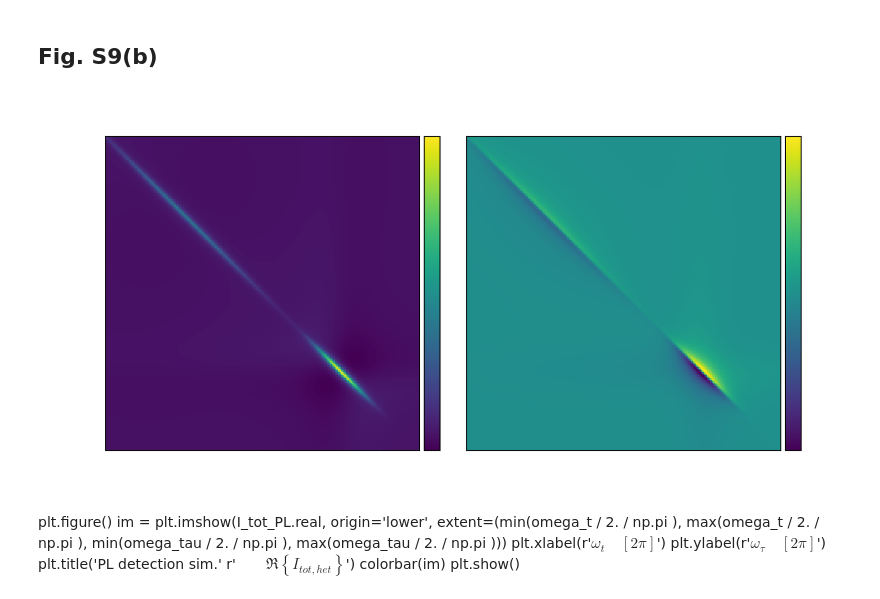
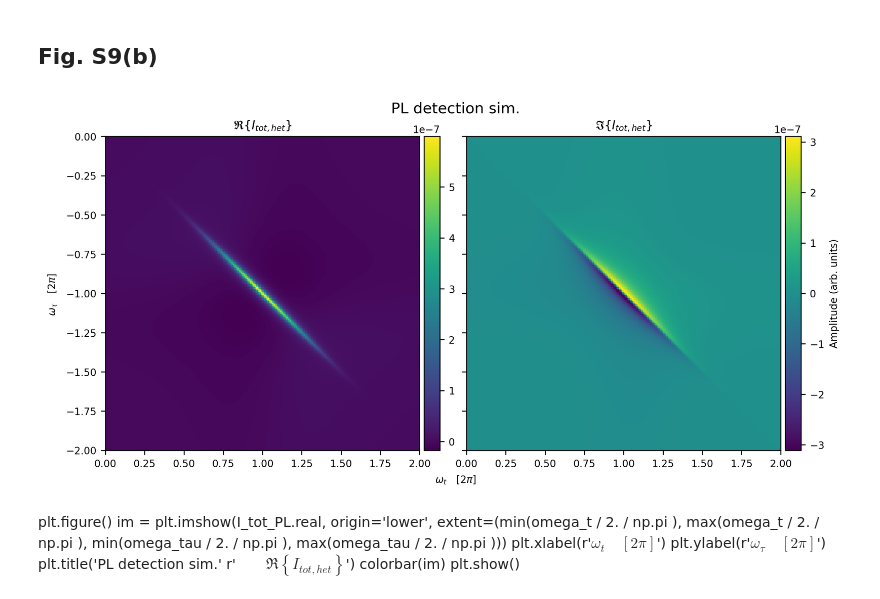
Before and after one commit to tommychinwj/HiddenSiVCenter, a Jupyter notebook: Figures3(a,b).ipynb, the cells around one changed output. Drawn from its saved outputs; the diff is of its cells as text; code cells hidden in the pictures.

```diff
--- a/Figures3(a,b).ipynb
+++ b/Figures3(a,b).ipynb
@@ -12,7 +12,7 @@ import numba
 import scipy.integrate as spint
 # plt.style.use('seaborn-pastel')
 mpl.rcParams['font.family'] = 'sans-serif'
-COLOR = 'w'
+COLOR = 'k'
 mpl.rcParams['text.color'] = COLOR
 mpl.rcParams['axes.labelcolor'] = COLOR
 mpl.rcParams['xtick.color'] = COLOR
@@ -100,7 +100,10 @@ def slices_plots(
         im = ax.flatten()[i].imshow(
             databox[i].T,
             origin='lower',
-            extent=(min(omega_t / 2. / np.pi ), max(omega_t / 2. / np.pi ), min(omega_tau / 2. / np.pi ), max(omega_tau / 2. / np.pi ))
+            extent=(min(omega_t / 2. / np.pi),
+                    max(omega_t / 2. / np.pi),
+                    min(omega_tau / 2. / np.pi),
+                    max(omega_tau / 2. / np.pi))
         )
         ax.flatten()[i].set_title(titles[i])
 
@@ -222,8 +240,10 @@ def B(omega10, omega12):
 # %%
 @numba.jit
 def G(omega10):
-#     return N / sigma / np.sqrt(2. * np.pi) * np.exp(-(omega10 - omega10_unstrained)**2. / 2. / sigma**2.)
-    return N / 0.5 / sigma / np.sqrt(2.*np.pi) * np.exp(-(omega10 - 0.5*omega10_unstrained)**2. / 2. / (0.5*sigma)**2.) + N / 1.5 / sigma / np.sqrt(2.*np.pi) * np.exp(-( omega10 - 1.5*omega10_unstrained )**2. / 2. / (1.5*sigma)**2.)
+    return N / sigma / np.sqrt(2. * np.pi) * np.exp(-(omega10 - omega10_unstrained)**2. / 2. / sigma**2.)
+    return np.sum([ N / 0.5 / sigma / np.sqrt(2.*np.pi) * np.exp(-(omega10 - 0.5*omega10_unstrained)**2. / 2. / (0.5*sigma)**2.),
+                    N / 1.5 / sigma / np.sqrt(2.*np.pi) * np.exp(-(omega10 - 1.5*omega10_unstrained)**2. / 2. / (1.5*sigma)**2.)
+                  ], 0)
 # %%
 OMEGA10 = np.linspace(-4.*np.pi, 8.*np.pi, 500)
 plt.plot(OMEGA10, G(OMEGA10))
@@ -319,15 +342,16 @@ fig.savefig("/Users/tommychin/Documents/research/Smallwood_research/testVectorIm
 # %%
 I_tot_PL_ReIm = np.array([I_tot_PL.real, I_tot_PL.imag])
 _ = slices_plots(I_tot_PL_ReIm,
              shared_title='PL detection sim.',
              figure_shape=[1,2],
              figure_size=[10,5],
-             titles=[r'$\mathfrak{R} \left\{I_{tot, het} \right\}$', r'$\mathfrak{I} \left\{I_{tot, het} \right\}$'],
+             titles=[r'$\mathfrak{R} \left\{I_{tot, het} \right\}$',
+                     r'$\mathfrak{I} \left\{I_{tot, het} \right\}$'],
              horizontal_gap=0.08,
              shared_y_label_x_position=0.06,
              shared_x_label_y_position=0.08)
 # %% [output]
-[figure, old version]
+[figure, new version]
 # %% [markdown]
 plt.figure()
 im = plt.imshow(I_tot_PL.real, origin='lower', extent=(min(omega_t / 2. / np.pi ), max(omega_t / 2. / np.pi ), min(omega_tau / 2. / np.pi ), max(omega_tau / 2. / np.pi )))
```
Also changed, not shown: parts of 8 cells of this notebook.
